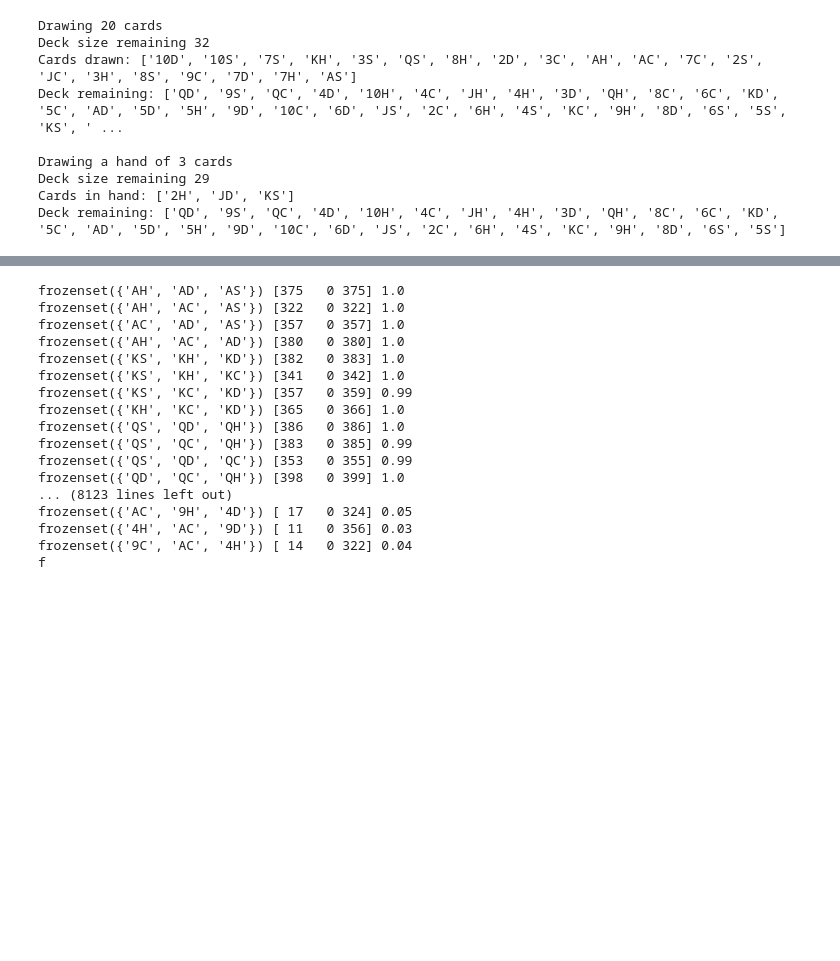
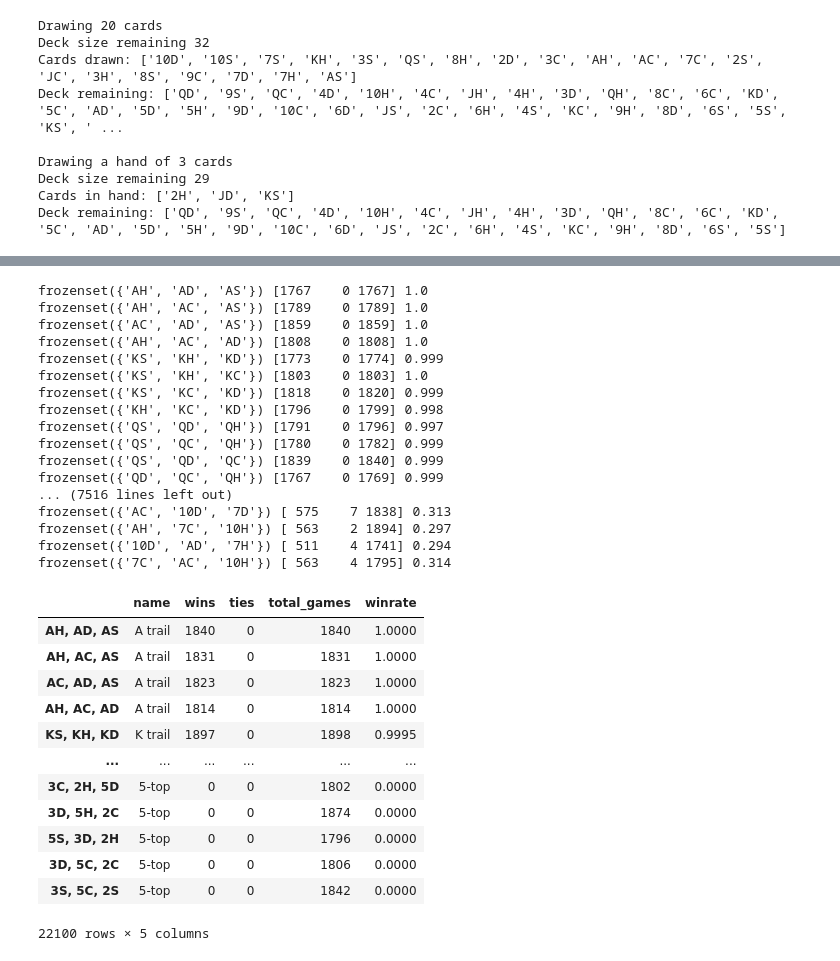
Before and after one commit to uday-31/teen-patti-hands, a Jupyter notebook: teen-patti-hands.ipynb, the cells around one changed output, grey strips where cells are left out. Saved outputs shown, nothing was run; the diff lists cells and outputs as text; code cells hidden in the pictures; blank space fills up the shorter version.

```diff
--- a/teen-patti-hands.ipynb
+++ b/teen-patti-hands.ipynb
@@ -344,7 +359,7 @@ Deck remaining: ['QD', '9S', 'QC', '4D', '10H', '4C', 'JH', '4H', '3D', 'QH', '8
 # %%
 class Game:
 
-    HAND_RANKINGS = getHandRankings()
+    HAND_RANKINGS, HAND_NAMES = getHandRankings()
 
     def __init__(self, noOfPlayers: int, jokers: list = None, handSize: int = 3):
         self.noOfPlayers = noOfPlayers
@@ -385,10 +400,10 @@ class Game:
             results[self.hands[item]]=np.array([win,tie,1])
         return results
 # %%
-#simulations = {item:np.array([0,0,0]) for item in Game.HAND_RANKINGS.keys()}
+simulations2 = {item:np.array([0,0,0]) for item in Game.HAND_RANKINGS.keys()}
 
-for i in range(1000000):
-    game = Game(8)
+for i in range(10000000):
+    game = Game(4)
     res = game.simulateGame()
     for item in res:
-        simulations[item]=np.add(simulations[item],res[item])
+        simulations2[item]=np.add(simulations2[item],res[item])
@@ -415,21 +410,21 @@ simulations
 # %%
-for item in simulations:
-    print(item,simulations[item],round(simulations[item][0]/simulations[item][2],2))
+for item in simulations2:
+    print(item,simulations2[item],round(simulations2[item][0]/simulations2[item][2],3))
 # %% [output]
-frozenset({'AH', 'AD', 'AS'}) [375   0 375] 1.0
-frozenset({'AH', 'AC', 'AS'}) [322   0 322] 1.0
-frozenset({'AC', 'AD', 'AS'}) [357   0 357] 1.0
-frozenset({'AH', 'AC', 'AD'}) [380   0 380] 1.0
-frozenset({'KS', 'KH', 'KD'}) [382   0 383] 1.0
-frozenset({'KS', 'KH', 'KC'}) [341   0 342] 1.0
-frozenset({'KS', 'KC', 'KD'}) [357   0 359] 0.99
-frozenset({'KH', 'KC', 'KD'}) [365   0 366] 1.0
-frozenset({'QS', 'QD', 'QH'}) [386   0 386] 1.0
-frozenset({'QS', 'QC', 'QH'}) [383   0 385] 0.99
-frozenset({'QS', 'QD', 'QC'}) [353   0 355] 0.99
-frozenset({'QD', 'QC', 'QH'}) [398   0 399] 1.0
-... (8123 lines left out)
-frozenset({'AC', '9H', '4D'}) [ 17   0 324] 0.05
-frozenset({'4H', 'AC', '9D'}) [ 11   0 356] 0.03
-frozenset({'9C', 'AC', '4H'}) [ 14   0 322] 0.04
-f
+frozenset({'AH', 'AD', 'AS'}) [1767    0 1767] 1.0
+frozenset({'AH', 'AC', 'AS'}) [1789    0 1789] 1.0
+frozenset({'AC', 'AD', 'AS'}) [1859    0 1859] 1.0
+frozenset({'AH', 'AC', 'AD'}) [1808    0 1808] 1.0
+frozenset({'KS', 'KH', 'KD'}) [1773    0 1774] 0.999
+frozenset({'KS', 'KH', 'KC'}) [1803    0 1803] 1.0
+frozenset({'KS', 'KC', 'KD'}) [1818    0 1820] 0.999
+frozenset({'KH', 'KC', 'KD'}) [1796    0 1799] 0.998
+frozenset({'QS', 'QD', 'QH'}) [1791    0 1796] 0.997
+frozenset({'QS', 'QC', 'QH'}) [1780    0 1782] 0.999
+frozenset({'QS', 'QD', 'QC'}) [1839    0 1840] 0.999
+frozenset({'QD', 'QC', 'QH'}) [1767    0 1769] 0.999
+... (7516 lines left out)
+frozenset({'AC', '10D', '7D'}) [ 575    7 1838] 0.313
+frozenset({'AH', '7C', '10H'}) [ 563    2 1894] 0.297
+frozenset({'10D', 'AD', '7H'}) [ 511    4 1741] 0.294
+frozenset({'7C', 'AC', '10H'}) [ 563    4 1795] 0.314
@@ -435,0 +435,23 @@ f
+# %%
+cleaned = pd.DataFrame.from_dict(simulations,orient='index', columns = ['wins','ties','total_games'])
+cleaned.index.name = 'hand'
+cleaned.insert(0, 'name', list(names.values()))
+cleaned['winrate'] = cleaned['wins']/cleaned['total_games']
+cleaned['winrate'] = round(cleaned['winrate'], 4)
+cleaned.index = [", ".join(list(item)) for item in cleaned.index]
+# %%
+cleaned
+# %% [output]
+|  | name | wins | ties | total_games | winrate |
+| AH, AD, AS | A trail | 1840 | 0 | 1840 | 1.0000 |
+| AH, AC, AS | A trail | 1831 | 0 | 1831 | 1.0000 |
+| AC, AD, AS | A trail | 1823 | 0 | 1823 | 1.0000 |
+| AH, AC, AD | A trail | 1814 | 0 | 1814 | 1.0000 |
+| KS, KH, KD | K trail | 1897 | 0 | 1898 | 0.9995 |
+| ... | ... | ... | ... | ... | ... |
+| 3C, 2H, 5D | 5-top | 0 | 0 | 1802 | 0.0000 |
+| 3D, 5H, 2C | 5-top | 0 | 0 | 1874 | 0.0000 |
+| 5S, 3D, 2H | 5-top | 0 | 0 | 1796 | 0.0000 |
+| 3D, 5C, 2C | 5-top | 0 | 0 | 1806 | 0.0000 |
+| 3S, 5C, 2S | 5-top | 0 | 0 | 1842 | 0.0000 |
+22100 rows × 5 columns
```
Also changed, not shown: parts of 15 cells of this notebook, 7 other files.
